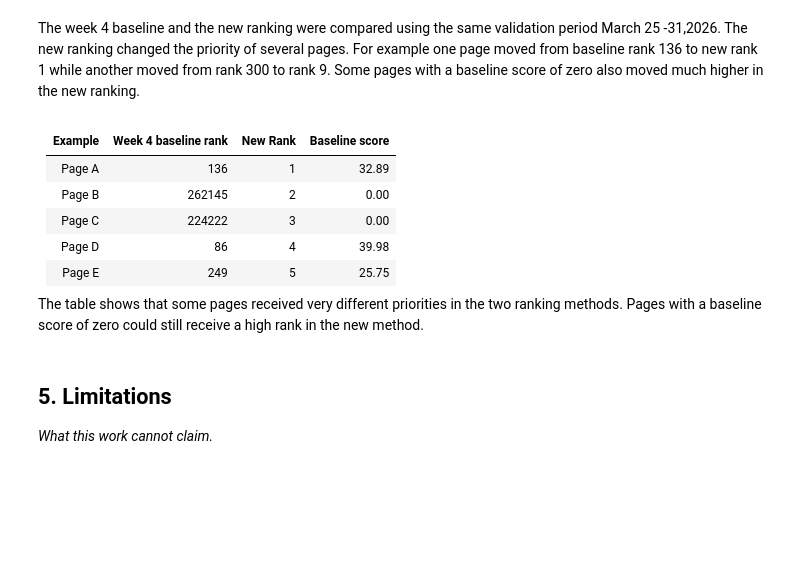
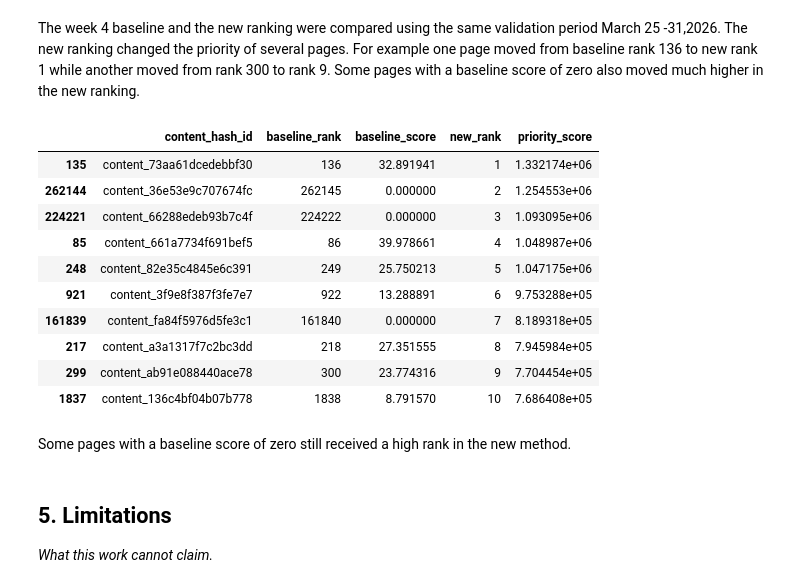
Before and after one commit to engyelgamal18/flyrank-ml-internship-engy, a Jupyter notebook: work/notebooks/capstone.ipynb, the cells around one changed output. Cells and saved outputs as stored; diff of their text form; code cells hidden in the pictures; blank space fills up the shorter version.

```diff
--- a/work/notebooks/capstone.ipynb
+++ b/work/notebooks/capstone.ipynb
@@ -123,18 +124,34 @@ I used a ranking analysis for CTR review. The main features were impressions, CT
 *Model vs baseline on the same split. The honest table.*
 # %% [markdown]
 The week 4 baseline and the new ranking were compared using the same validation period March 25 -31,2026. The new ranking changed the priority of several pages. For example one page moved from baseline rank 136 to new rank 1 while another moved from rank 300 to rank 9. Some pages with a baseline score of zero also moved much higher in the new ranking.
-# %% [markdown]
-| Example   |    Week 4 baseline rank    |   New Rank   |    Baseline score |
-|---------     | ---------------------   | ------------ | ----------------- |
-| Page A    |          136               |     1        |   32.89           |
-| Page B    |        262145              |     2        |      0.00         |
-| Page C    |        224222              |      3       |       0.00        |
-| Page D    |        86                  |      4       |       39.98       |
-| Page E    |        249                 |      5       |       25.75       |
-
-
-
-The table shows that some pages received very different priorities in the two ranking methods. Pages with a baseline score of zero could still receive a high rank in the new method.
+# %%
+comparison_df = baseline_df[
+    ["content_hash_id", "baseline_rank", "baseline_score"]
+].merge(
+    ranking_df[
+        ["content_hash_id", "new_rank", "priority_score"]
+    ],
+    on="content_hash_id",
+    how="inner"
+)
+
+comparison_df = comparison_df.sort_values("new_rank")
+
+comparison_df.head(10)
+# %% [output]
+|  | content_hash_id | baseline_rank | baseline_score | new_rank | priority_score |
+| 135 | content_73aa61dcedebbf30 | 136 | 32.891941 | 1 | 1.332174e+06 |
+| 262144 | content_36e53e9c707674fc | 262145 | 0.000000 | 2 | 1.254553e+06 |
+| 224221 | content_66288edeb93b7c4f | 224222 | 0.000000 | 3 | 1.093095e+06 |
+| 85 | content_661a7734f691bef5 | 86 | 39.978661 | 4 | 1.048987e+06 |
+| 248 | content_82e35c4845e6c391 | 249 | 25.750213 | 5 | 1.047175e+06 |
+| 921 | content_3f9e8f387f3fe7e7 | 922 | 13.288891 | 6 | 9.753288e+05 |
+| 161839 | content_fa84f5976d5fe3c1 | 161840 | 0.000000 | 7 | 8.189318e+05 |
+| 217 | content_a3a1317f7c2bc3dd | 218 | 27.351555 | 8 | 7.945984e+05 |
+| 299 | content_ab91e088440ace78 | 300 | 23.774316 | 9 | 7.704454e+05 |
+| 1837 | content_136c4bf04b07b778 | 1838 | 8.791570 | 10 | 7.686408e+05 |
+# %% [markdown]
+Some pages with a baseline score of zero still received a high rank in the new method.
 # %% [markdown]
 ## 5. Limitations
 
```
Also changed, not shown: parts of 3 cells of this notebook.
